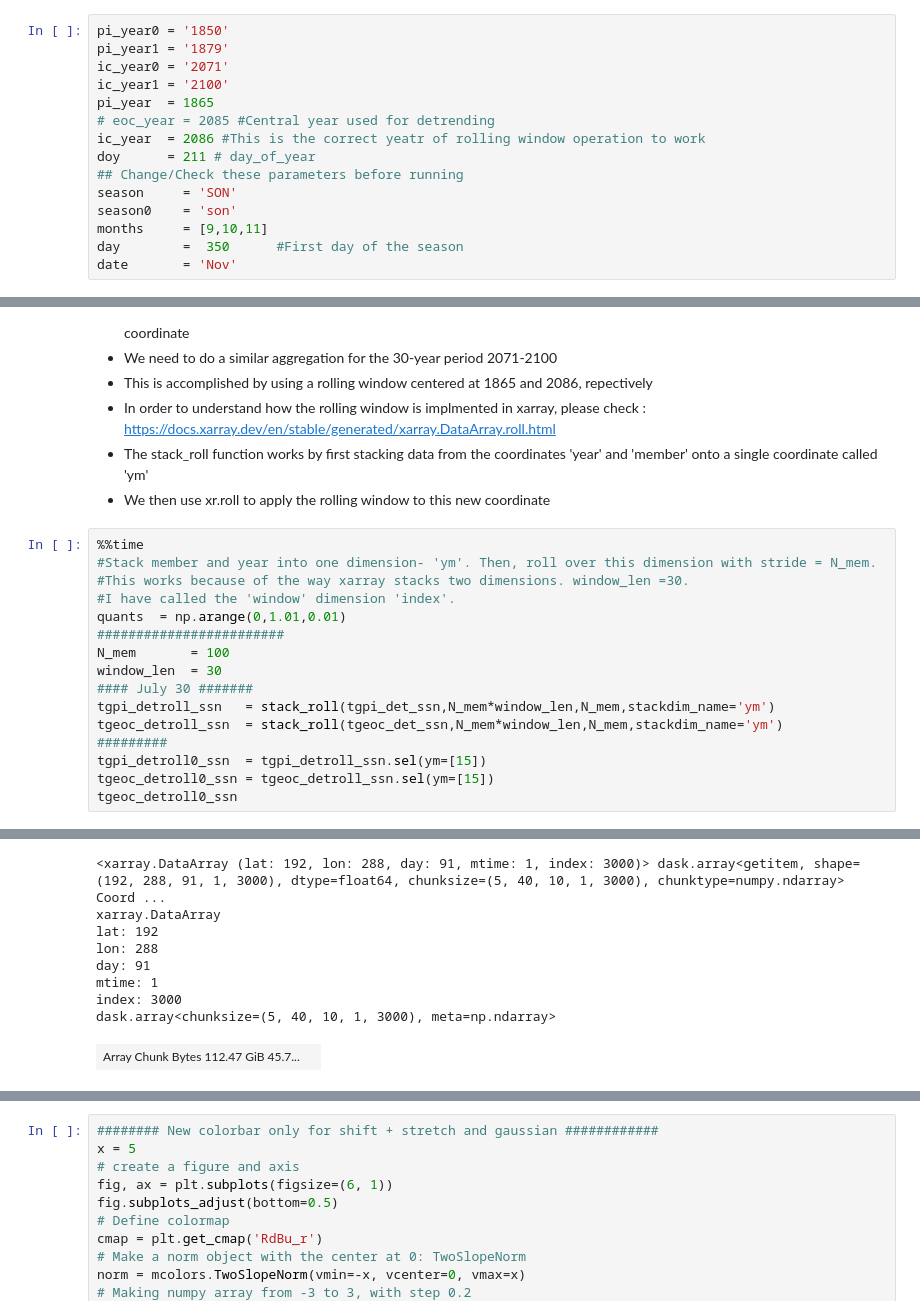
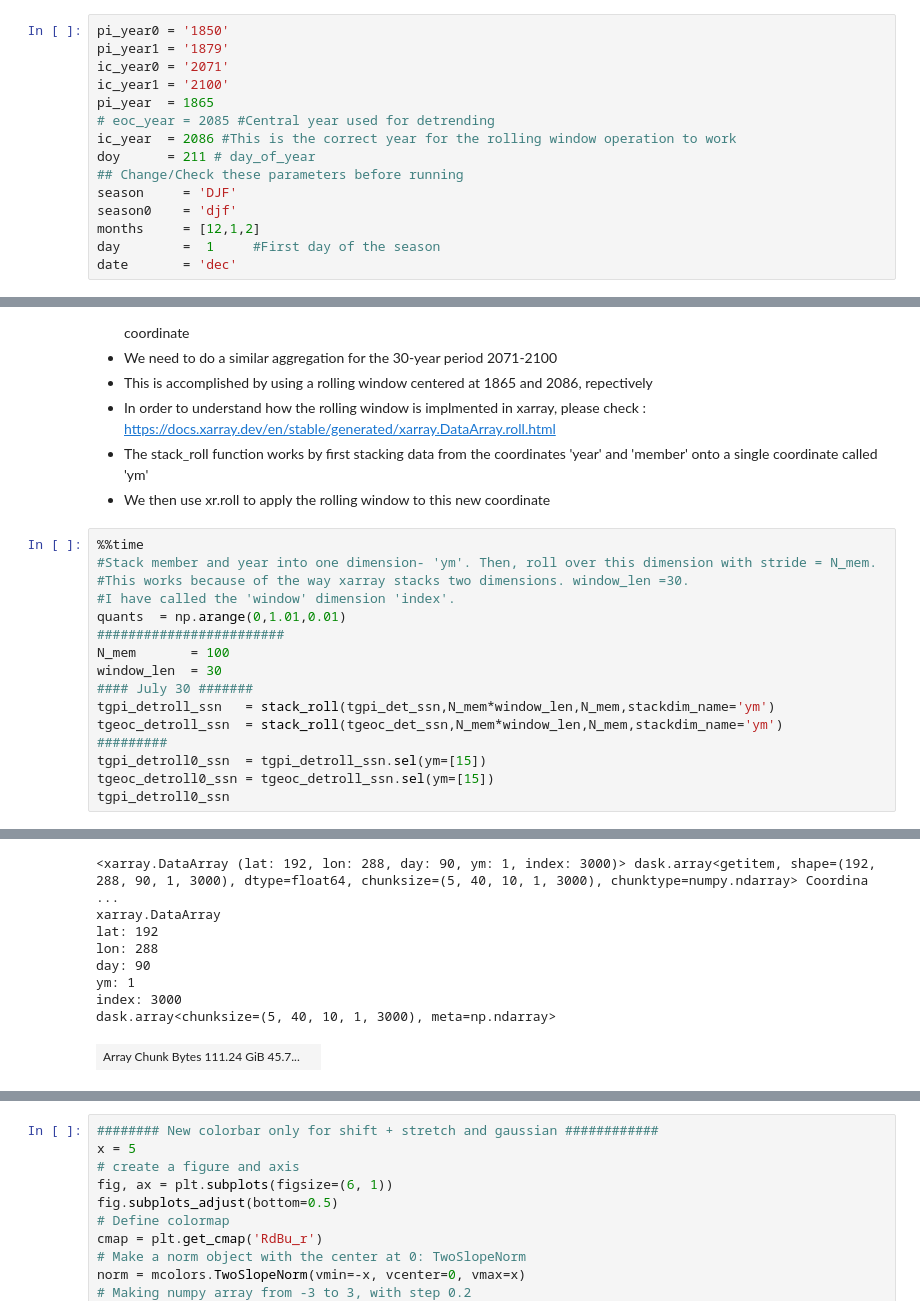
Before and after one commit to hrhampapura/moment_delta_mapping, a Jupyter notebook: lens_analysis/notebooks/seasonal_errors.ipynb, the cells around one changed output, grey strips where cells are left out. Saved outputs shown, nothing was run; the diff lists cells and outputs as text.

```diff
--- a/lens_analysis/notebooks/seasonal_errors.ipynb
+++ b/lens_analysis/notebooks/seasonal_errors.ipynb
@@ -139,14 +135,14 @@ ic_year0 = '2071'
 ic_year1 = '2100'
 pi_year  = 1865
 # eoc_year = 2085 #Central year used for detrending
-ic_year  = 2086 #This is the correct yeatr of rolling window operation to work
+ic_year  = 2086 #This is the correct year for the rolling window operation to work
 doy      = 211 # day_of_year
 ## Change/Check these parameters before running
-season     = 'SON'
-season0    = 'son'
-months     = [9,10,11]
-day        =  350      #First day of the season
-date       = 'Nov'
+season     = 'DJF'
+season0    = 'djf'
+months     = [12,1,2]
+day        =  1     #First day of the season
+date       = 'dec'
 # %%
 #To reduce communication between workers, I am manually fusing tasks
 #dask.optimization.fuse(ave_width=50)
@@ -313,5 +309,5 @@ tgeoc_detroll_ssn  = stack_roll(tgeoc_det_ssn,N_mem*window_len,N_mem,stackdim_na
 #########
 tgpi_detroll0_ssn  = tgpi_detroll_ssn.sel(ym=[15])
 tgeoc_detroll0_ssn = tgeoc_detroll_ssn.sel(ym=[15])
-tgeoc_detroll0_ssn
+tgpi_detroll0_ssn
 # %% [output]
@@ -320,11 +316,11 @@ Wall time: 3.42 s
-<xarray.DataArray (lat: 192, lon: 288, day: 91, mtime: 1, index: 3000)> dask.array<getitem, shape=(192, 288, 91, 1, 3000), dtype=float64, chunksize=(5, 40, 10, 1, 3000), chunktype=numpy.ndarray> Coord ...
+<xarray.DataArray (lat: 192, lon: 288, day: 90, ym: 1, index: 3000)> dask.array<getitem, shape=(192, 288, 90, 1, 3000), dtype=float64, chunksize=(5, 40, 10, 1, 3000), chunktype=numpy.ndarray> Coordina ...
 xarray.DataArray
 lat: 192
 lon: 288
-day: 91
-mtime: 1
+day: 90
+ym: 1
 index: 3000
 dask.array<chunksize=(5, 40, 10, 1, 3000), meta=np.ndarray>
-| Array Chunk Bytes 112.47 GiB 45.7... |  |
+| Array Chunk Bytes 111.24 GiB 45.7... |  |
 Coordinates: (6)
 year
```
Also changed, not shown: parts of 30 cells of this notebook, 2 other files.
